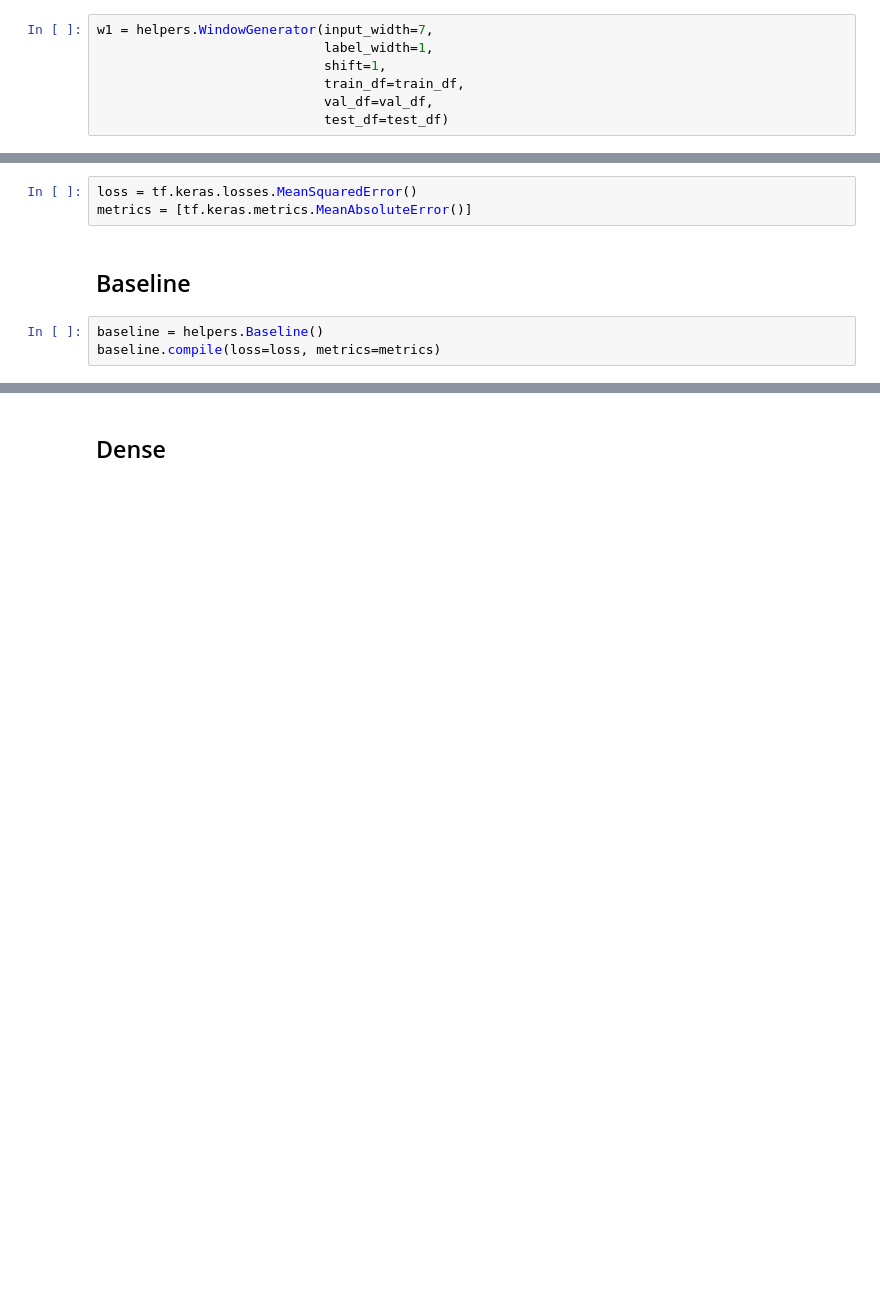
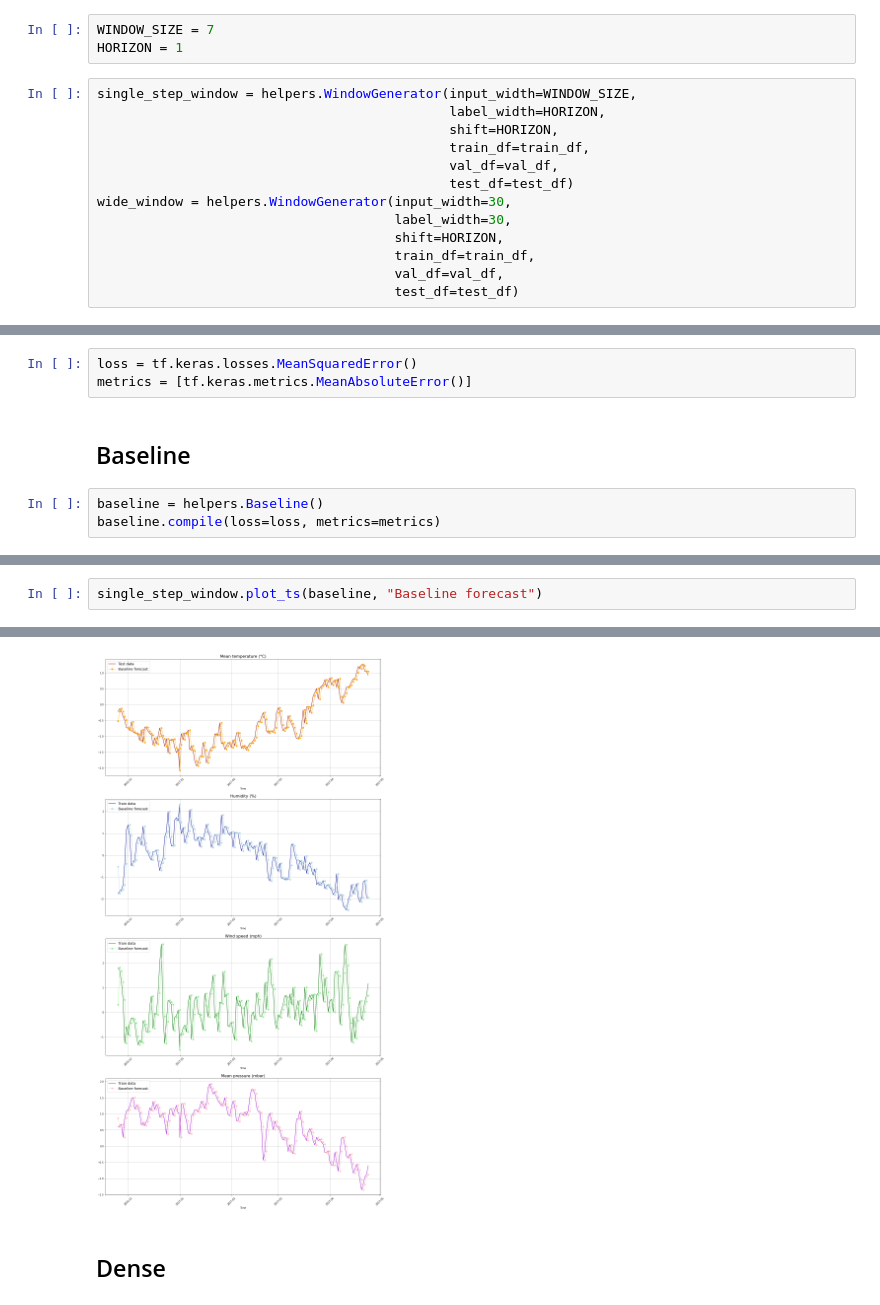
Before and after one commit to alexandre-pinon/voltron, a Jupyter notebook: src/ai/voltron.ipynb, the cells around one changed output, grey strips where cells are left out. Drawn from its saved outputs; the diff is of its cells as text; blank space fills up the shorter version.

```diff
--- a/src/ai/voltron.ipynb
+++ b/src/ai/voltron.ipynb
@@ -277,10 +278,19 @@ test_df = df_scaled[train_size + val_size:]
 num_features = df.shape[1]
 # %% [markdown]
 ## Windowing data
+# %%
+WINDOW_SIZE = 7
+HORIZON = 1
 # %%
-w1 = helpers.WindowGenerator(input_width=7,
-                             label_width=1,
-                             shift=1,
-                             train_df=train_df,
-                             val_df=val_df,
-                             test_df=test_df)
+single_step_window = helpers.WindowGenerator(input_width=WINDOW_SIZE,
+                                             label_width=HORIZON,
+                                             shift=HORIZON,
+                                             train_df=train_df,
+                                             val_df=val_df,
+                                             test_df=test_df)
+wide_window = helpers.WindowGenerator(input_width=30,
+                                      label_width=30,
+                                      shift=HORIZON,
+                                      train_df=train_df,
+                                      val_df=val_df,
+                                      test_df=test_df)
@@ -303,0 +335,3 @@ performance['Baseline'] = baseline.evaluate(w1.test, verbose=0)
+# %%
+single_step_window.plot_ts(baseline, "Baseline forecast")
+# %% [output]
@@ -304,3 +339,4 @@ performance['Baseline'] = baseline.evaluate(w1.test, verbose=0)
+[figure, added]
 # %% [markdown]
 ## Dense
 # %%
```
Also changed, not shown: parts of 36 cells of this notebook, 7 other files.
